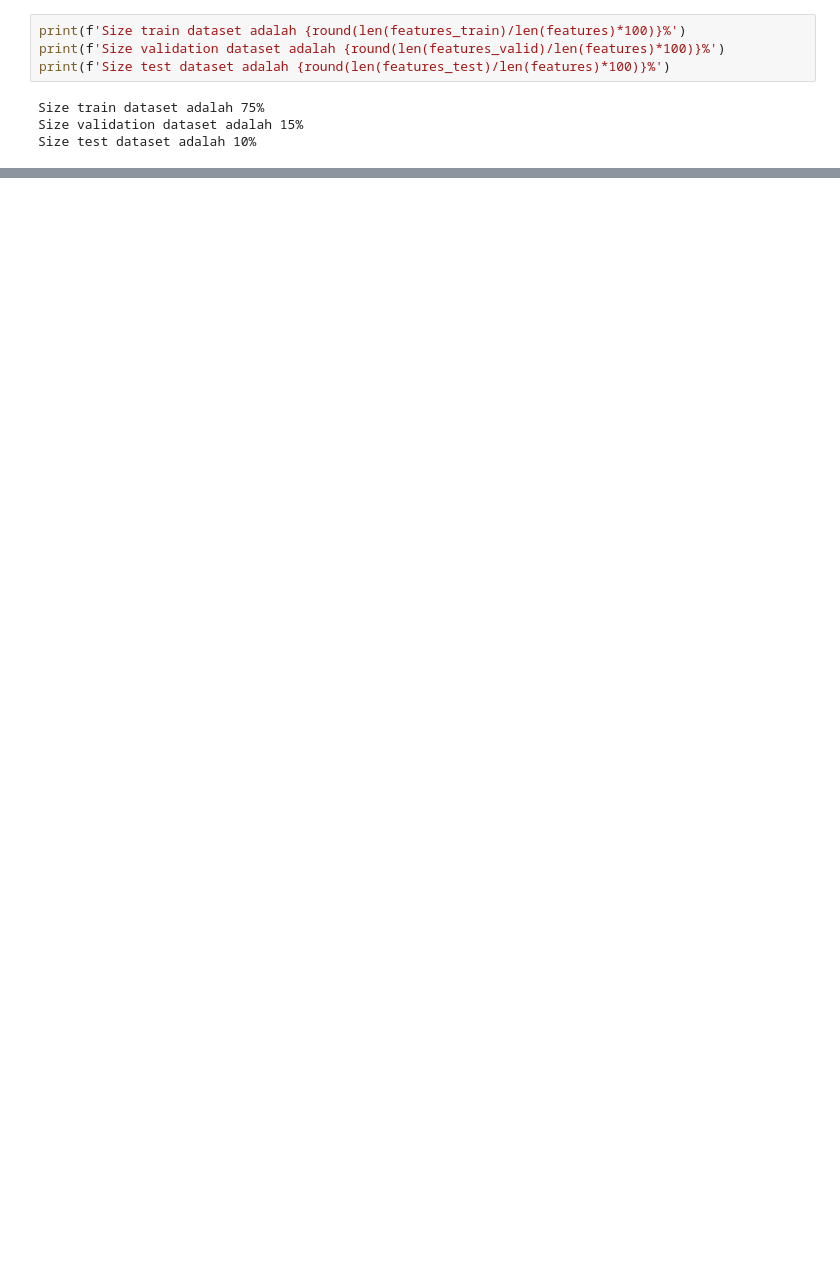
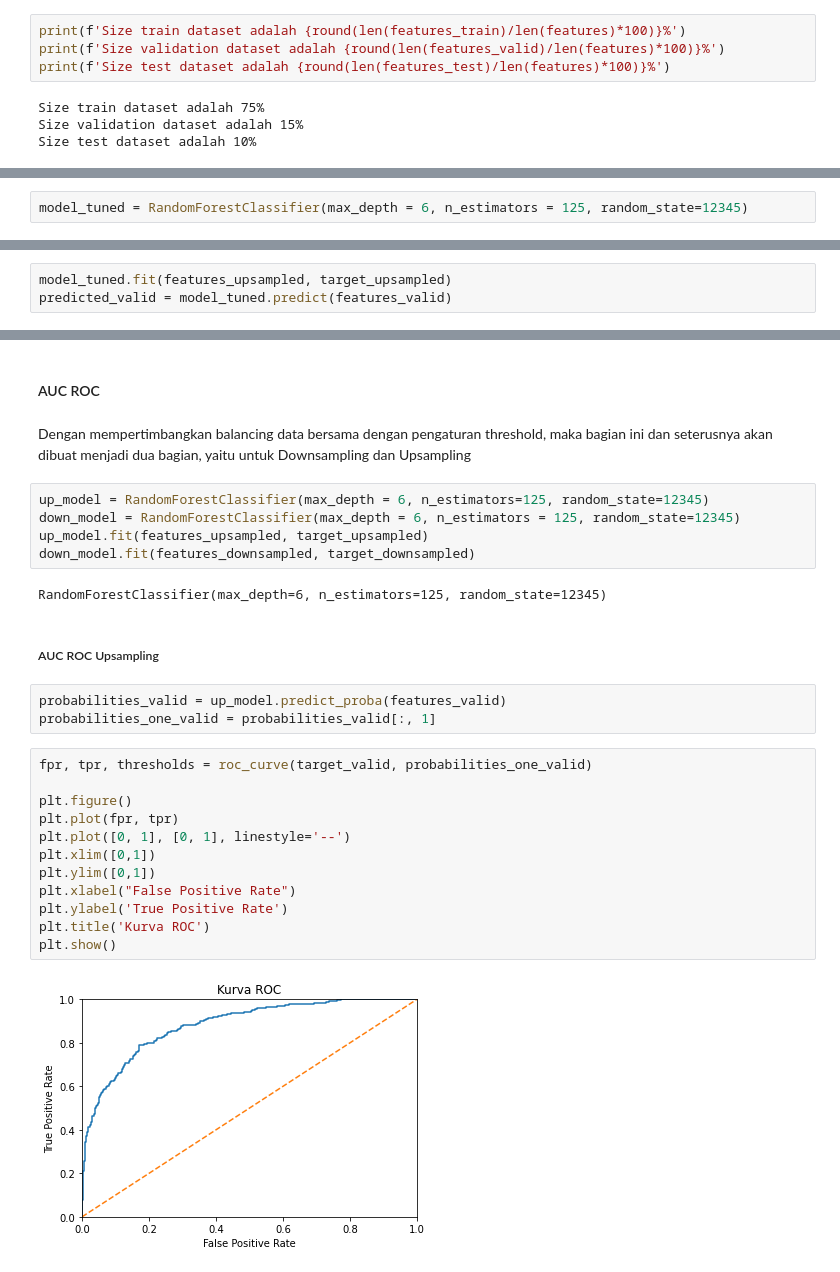
Before and after one commit to roobyyi/Data-Scientist-Practicum-Project, a Jupyter notebook: Project_6.ipynb, the cells around one changed output, grey strips where cells are left out. Drawn from its saved outputs; the diff is of its cells as text; blank space fills up the shorter version.

```diff
--- a/Project_6.ipynb
+++ b/Project_6.ipynb
@@ -309,0 +378,2 @@ Kesimpulan yang bisa didapatkan dari proyek kali ini adalah
+# %%
+model_tuned = RandomForestClassifier(max_depth = 6, n_estimators = 125, random_state=12345)
@@ -309,0 +382,3 @@ Kesimpulan yang bisa didapatkan dari proyek kali ini adalah
+# %%
+model_tuned.fit(features_upsampled, target_upsampled)
+predicted_valid = model_tuned.predict(features_valid)
@@ -309,0 +454,30 @@ Kesimpulan yang bisa didapatkan dari proyek kali ini adalah
+# %% [markdown]
+#### AUC ROC
+# %% [markdown]
+Dengan mempertimbangkan balancing data bersama dengan pengaturan threshold, maka bagian ini dan seterusnya akan dibuat menjadi dua bagian, yaitu untuk Downsampling dan Upsampling
+# %%
+up_model = RandomForestClassifier(max_depth = 6, n_estimators=125, random_state=12345)
+down_model = RandomForestClassifier(max_depth = 6, n_estimators = 125, random_state=12345)
+up_model.fit(features_upsampled, target_upsampled)
+down_model.fit(features_downsampled, target_downsampled)
+# %% [output]
+RandomForestClassifier(max_depth=6, n_estimators=125, random_state=12345)
+# %% [markdown]
+##### AUC ROC Upsampling
+# %%
+probabilities_valid = up_model.predict_proba(features_valid)
+probabilities_one_valid = probabilities_valid[:, 1]
+# %%
+fpr, tpr, thresholds = roc_curve(target_valid, probabilities_one_valid)
+
+plt.figure()
+plt.plot(fpr, tpr)
+plt.plot([0, 1], [0, 1], linestyle='--')
+plt.xlim([0,1])
+plt.ylim([0,1])
+plt.xlabel("False Positive Rate")
+plt.ylabel('True Positive Rate')
+plt.title('Kurva ROC')
+plt.show()
+# %% [output]
+[figure, added]
```
Also changed, not shown: parts of 172 cells of this notebook.
